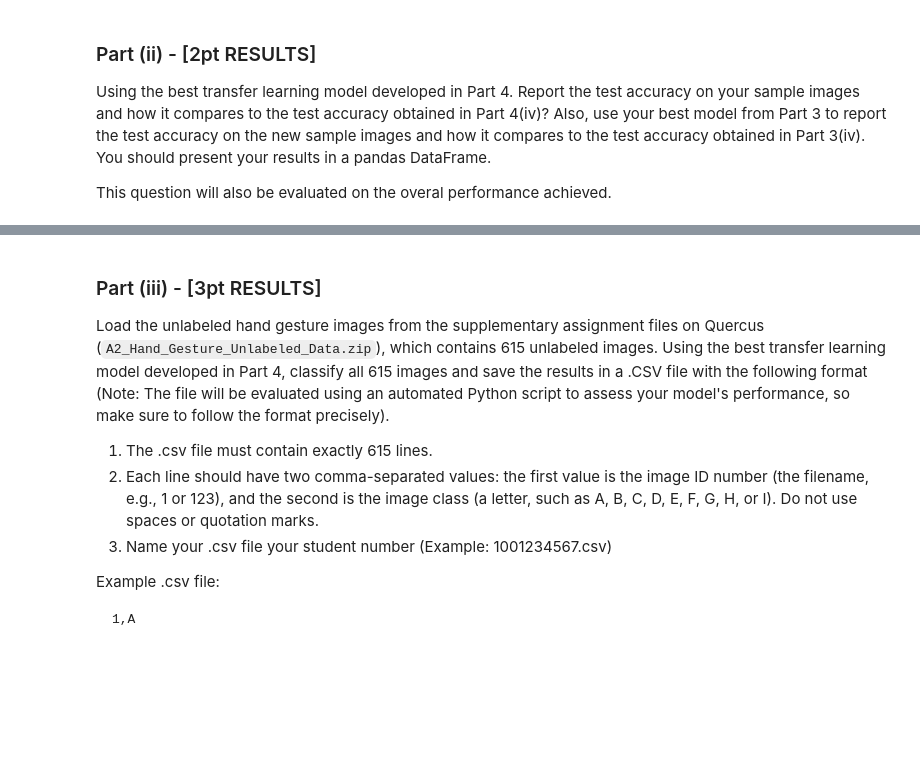
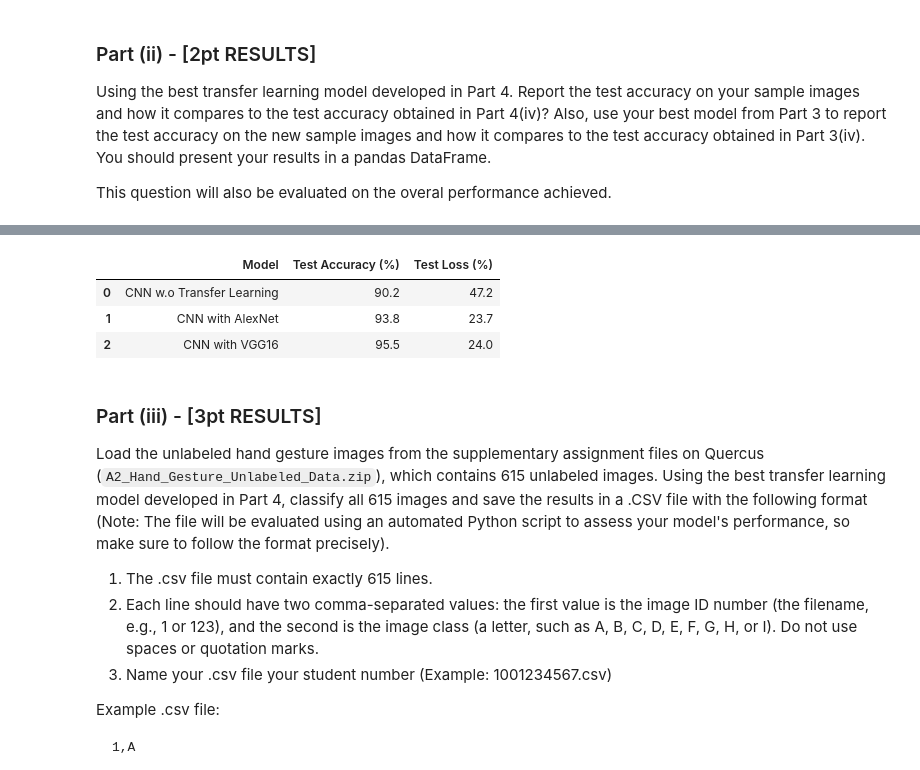
Before and after one commit to Fulankeee/MIE1517-Project-2, a Jupyter notebook: A2.ipynb, the cells around one changed output, grey strips where cells are left out. Drawn from its saved outputs; the diff is of its cells as text; code cells hidden in the pictures; blank space fills up the shorter version.

```diff
--- a/A2.ipynb
+++ b/A2.ipynb
@@ -1678,3 +1709,17 @@ This question will also be evaluated on the overal performance achieved.
+# %%
+data = {
+    "Model": ["CNN w.o Transfer Learning", "CNN with AlexNet", "CNN with VGG16"],
+    "Test Accuracy (%)": [90.2, 93.8, 95.5],
+    "Test Loss (%)": [47.2 ,23.7 ,24.0]
+}
+
+df = pd.DataFrame(data)
+df
+# %% [output]
+|  | Model | Test Accuracy (%) | Test Loss (%) |
+| 0 | CNN w.o Transfer Learning | 90.2 | 47.2 |
+| 1 | CNN with AlexNet | 93.8 | 23.7 |
+| 2 | CNN with VGG16 | 95.5 | 24.0 |
 # %% [markdown]
 ### Part (iii) - [3pt RESULTS]
 
```
Also changed, not shown: parts of 18 cells of this notebook.
